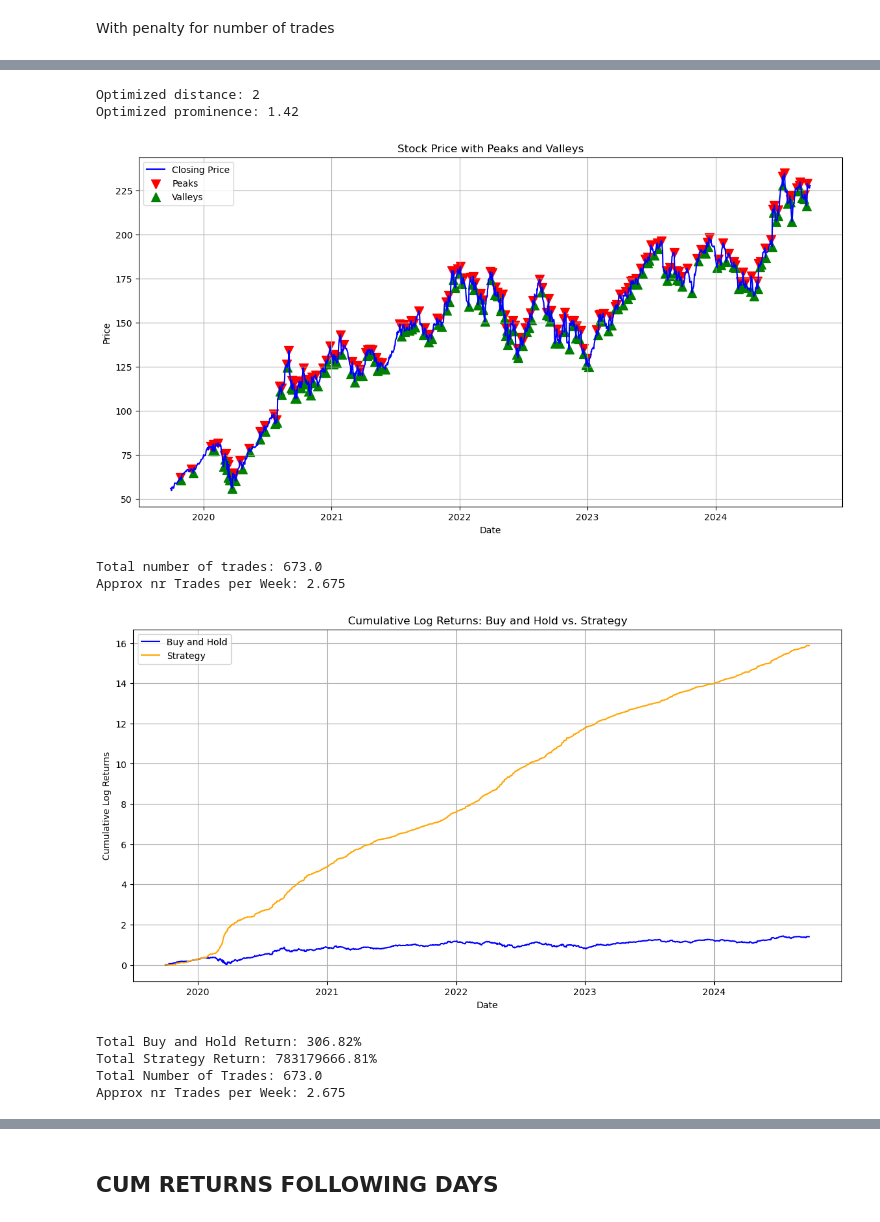
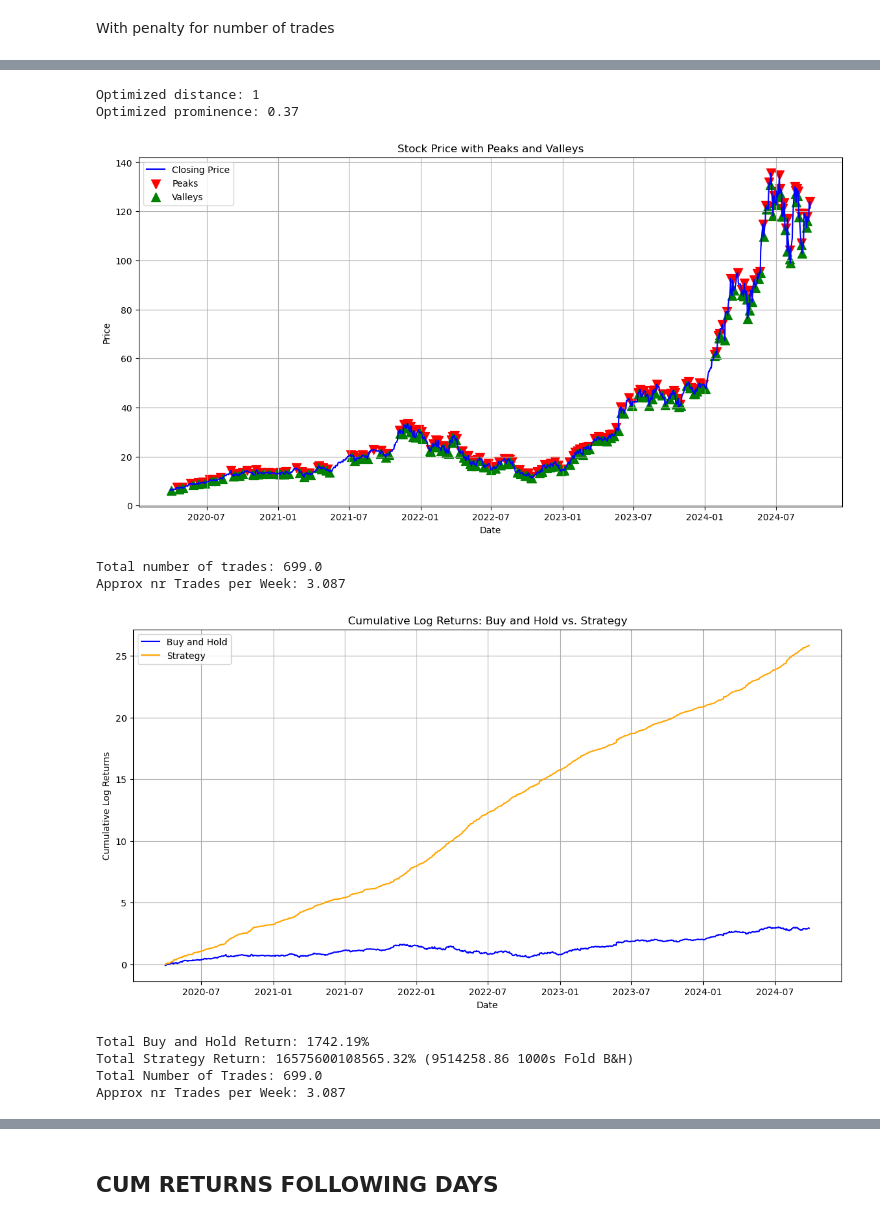
Before and after one commit to ezemriv/ML-Forex-TradingBot-IKBR, a Jupyter notebook: strategy/01_define_strategy.ipynb, the cells around one changed output, grey strips where cells are left out. Saved outputs shown, nothing was run; the diff lists cells and outputs as text; code cells hidden in the pictures.

Commit message:
defined strategy

```diff
--- a/strategy/01_define_strategy.ipynb
+++ b/strategy/01_define_strategy.ipynb
@@ -12,7 +12,7 @@ from Classification_strategies import PeakValleyStrategy, plot_price_signals
 # DEFINING SIGNALS
 # %%
 ## Evaluating with X Years data
-years=5
+years=4.5
 # Get today's date
 end_date = datetime.today().date()
 # Set the start date to one year ago
@@ -20,8 +20,8 @@ start_date = end_date - timedelta(days=365*years)
 
 
 # Select Stock
-ticker = 'AAPL'
-# ticker = 'NVDA'
+# ticker = 'AAPL'
+ticker = 'NVDA'
 
 
 # Download the data for the ticker
@@ -69,6 +69,6 @@ Approx nr Trades per Week: 4.845
 # %% [markdown]
 With penalty for number of trades
 # %%
-strategy.optimize_parameters(penalty=True, trade_off_max=0.1)
+strategy.optimize_parameters(penalty=True, trade_off_max=0.2)
 strategy.compare_strategy_returns()
 # %% [output]
@@ -92,12 +92,12 @@ strategy.compare_strategy_returns()
-Optimized distance: 2
-Optimized prominence: 1.42
+Optimized distance: 1
+Optimized prominence: 0.37
-[figure, old version]
+[figure, new version]
-Total number of trades: 673.0
-Approx nr Trades per Week: 2.675
+Total number of trades: 699.0
+Approx nr Trades per Week: 3.087
-[figure, old version]
+[figure, new version]
-Total Buy and Hold Return: 306.82%
-Total Strategy Return: 783179666.81%
-Total Number of Trades: 673.0
-Approx nr Trades per Week: 2.675
+Total Buy and Hold Return: 1742.19%
+Total Strategy Return: 16575600108565.32% (9514258.86 1000s Fold B&H)
+Total Number of Trades: 699.0
+Approx nr Trades per Week: 3.087
 # %%
 final_df = strategy.get_signal_dataframe() #with optimized parameters
```
Also changed, not shown: parts of 5 cells of this notebook, 2 other files.
